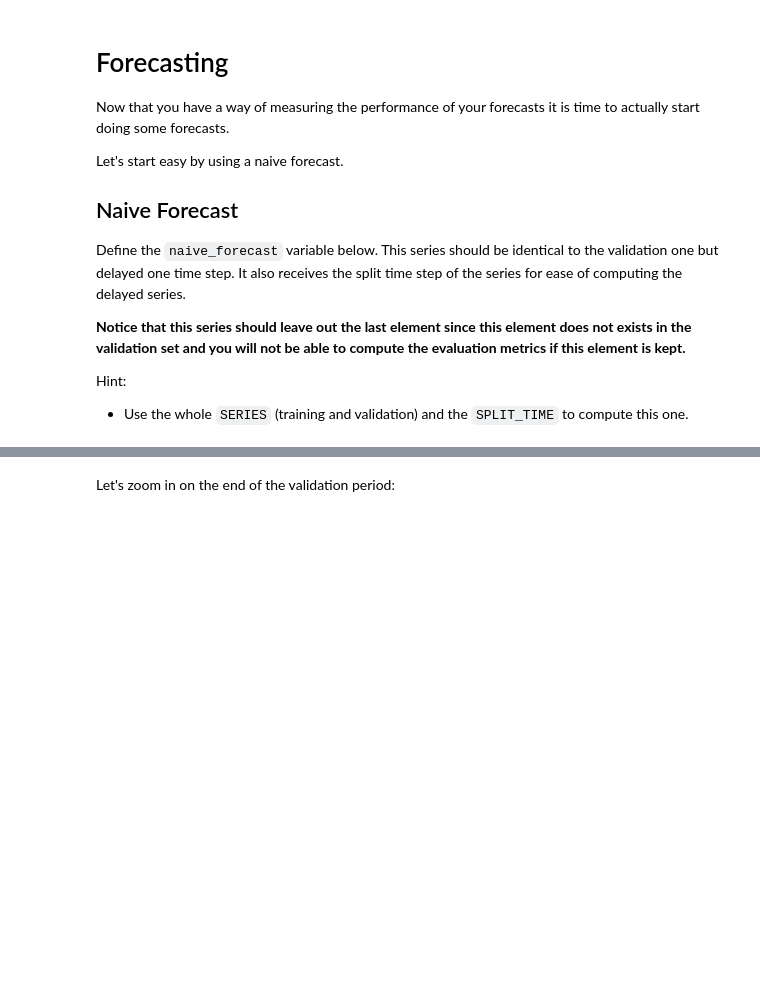
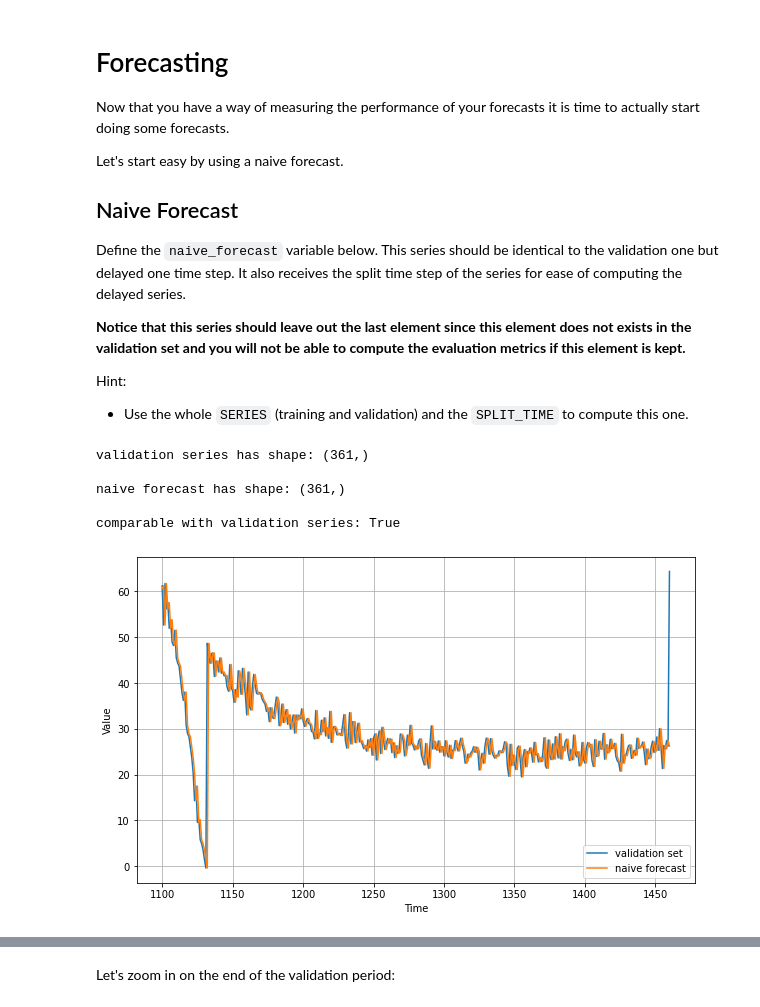
Before and after one commit to tjaensch/tensorflow_test, a Jupyter notebook: tensorflow-1-public/C4/W1/assignment/C4W1_Assignment.ipynb, the cells around one changed output, grey strips where cells are left out. Drawn from its saved outputs; the diff is of its cells as text; code cells hidden in the pictures; blank space fills up the shorter version.

```diff
--- a/tensorflow-1-public/C4/W1/assignment/C4W1_Assignment.ipynb
+++ b/tensorflow-1-public/C4/W1/assignment/C4W1_Assignment.ipynb
@@ -86,10 +86,10 @@ SPLIT_TIME = 1100
 def train_val_split(time, series, time_step=SPLIT_TIME):
 
     ### START CODE HERE
-    time_train = None
-    series_train = None
-    time_valid = None
-    series_valid = None
+    time_train = time[:time_step]
+    series_train = series[:time_step]
+    time_valid = time[time_step:]
+    series_valid = series[time_step:]
     ### END CODE HERE
 
     return time_train, series_train, time_valid, series_valid
@@ -166,16 +175,23 @@ Hint:
 - Use the whole `SERIES` (training and validation) and the `SPLIT_TIME` to compute this one.
 # %%
 ### START CODE HERE
-naive_forecast = None
+naive_forecast = SERIES[SPLIT_TIME - 1:-1]
 ### END CODE HERE
 
 print(f"validation series has shape: {series_valid.shape}\n")
 print(f"naive forecast has shape: {naive_forecast.shape}\n")
 print(f"comparable with validation series: {series_valid.shape == naive_forecast.shape}")
 
 plt.figure(figsize=(10, 6))
 plot_series(time_valid, series_valid, label="validation set")
 plot_series(time_valid, naive_forecast, label="naive forecast")
+# %% [output]
+validation series has shape: (361,)
+
+naive forecast has shape: (361,)
+
+comparable with validation series: True
+[figure, added]
 # %% [markdown]
 **Expected Output:**
 
```
Also changed, not shown: parts of 15 cells of this notebook.
